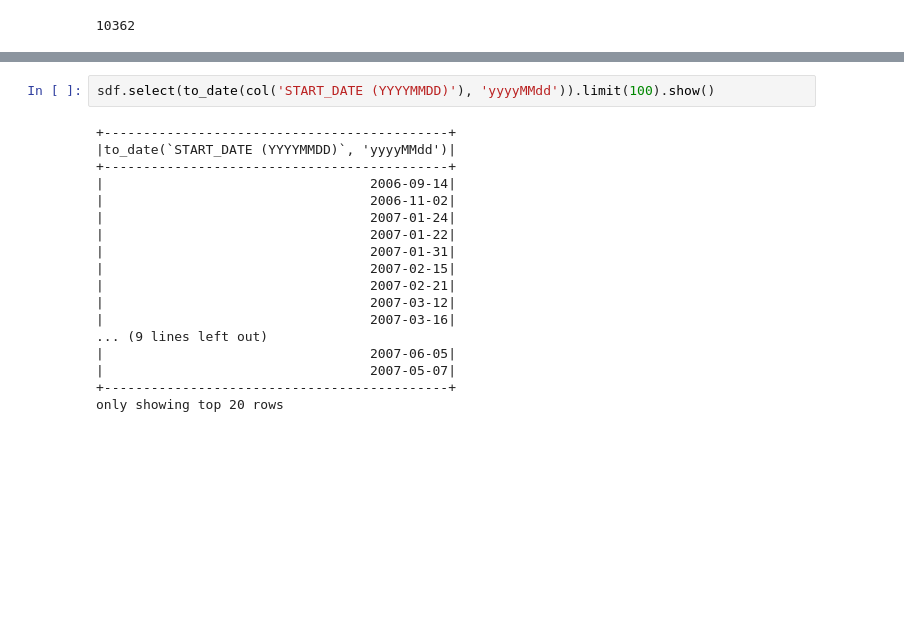
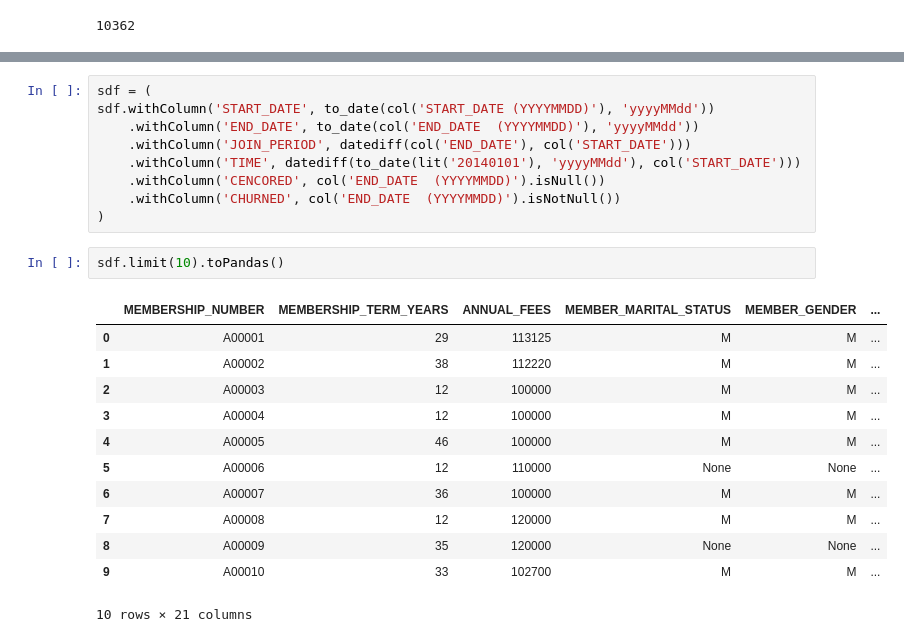
Before and after one commit to pondelion/Marketing, a Jupyter notebook: survival_analysis/survival_analysis.ipynb, the cells around one changed output, grey strips where cells are left out. Cells and saved outputs as stored; diff of their text form; blank space fills up the shorter version.

```diff
--- a/survival_analysis/survival_analysis.ipynb
+++ b/survival_analysis/survival_analysis.ipynb
@@ -35,23 +36,27 @@ sdf.summary().toPandas()
 | 5 | 50% | None | 19.0 | 118207.81 | None | None | ... |
 | 6 | 75% | None | 37.0 | 190000.0 | None | None | ... |
 | 7 | max | A10366 | 99 | 999999.99 | W | M | ... |
-# %%
-sdf.select(to_date(col('START_DATE (YYYYMMDD)'), 'yyyyMMdd')).limit(100).show()
-# %% [output]
-+--------------------------------------------+
-|to_date(`START_DATE (YYYYMMDD)`, 'yyyyMMdd')|
-+--------------------------------------------+
-|                                  2006-09-14|
-|                                  2006-11-02|
-|                                  2007-01-24|
-|                                  2007-01-22|
-|                                  2007-01-31|
-|                                  2007-02-15|
-|                                  2007-02-21|
-|                                  2007-03-12|
-|                                  2007-03-16|
-... (9 lines left out)
-|                                  2007-06-05|
-|                                  2007-05-07|
-+--------------------------------------------+
-only showing top 20 rows
+# %%
+sdf = (
+sdf.withColumn('START_DATE', to_date(col('START_DATE (YYYYMMDD)'), 'yyyyMMdd'))
+    .withColumn('END_DATE', to_date(col('END_DATE  (YYYYMMDD)'), 'yyyyMMdd'))
+    .withColumn('JOIN_PERIOD', datediff(col('END_DATE'), col('START_DATE')))
+    .withColumn('TIME', datediff(to_date(lit('20140101'), 'yyyyMMdd'), col('START_DATE')))
+    .withColumn('CENCORED', col('END_DATE  (YYYYMMDD)').isNull())
+    .withColumn('CHURNED', col('END_DATE  (YYYYMMDD)').isNotNull())
+)
+# %%
+sdf.limit(10).toPandas()
+# %% [output]
+|  | MEMBERSHIP_NUMBER | MEMBERSHIP_TERM_YEARS | ANNUAL_FEES | MEMBER_MARITAL_STATUS | MEMBER_GENDER | ... |
+| 0 | A00001 | 29 | 113125 | M | M | ... |
+| 1 | A00002 | 38 | 112220 | M | M | ... |
+| 2 | A00003 | 12 | 100000 | M | M | ... |
+| 3 | A00004 | 12 | 100000 | M | M | ... |
+| 4 | A00005 | 46 | 100000 | M | M | ... |
+| 5 | A00006 | 12 | 110000 | None | None | ... |
+| 6 | A00007 | 36 | 100000 | M | M | ... |
+| 7 | A00008 | 12 | 120000 | M | M | ... |
+| 8 | A00009 | 35 | 120000 | None | None | ... |
+| 9 | A00010 | 33 | 102700 | M | M | ... |
+10 rows × 21 columns
```
Also changed, not shown: parts of 8 cells of this notebook.
